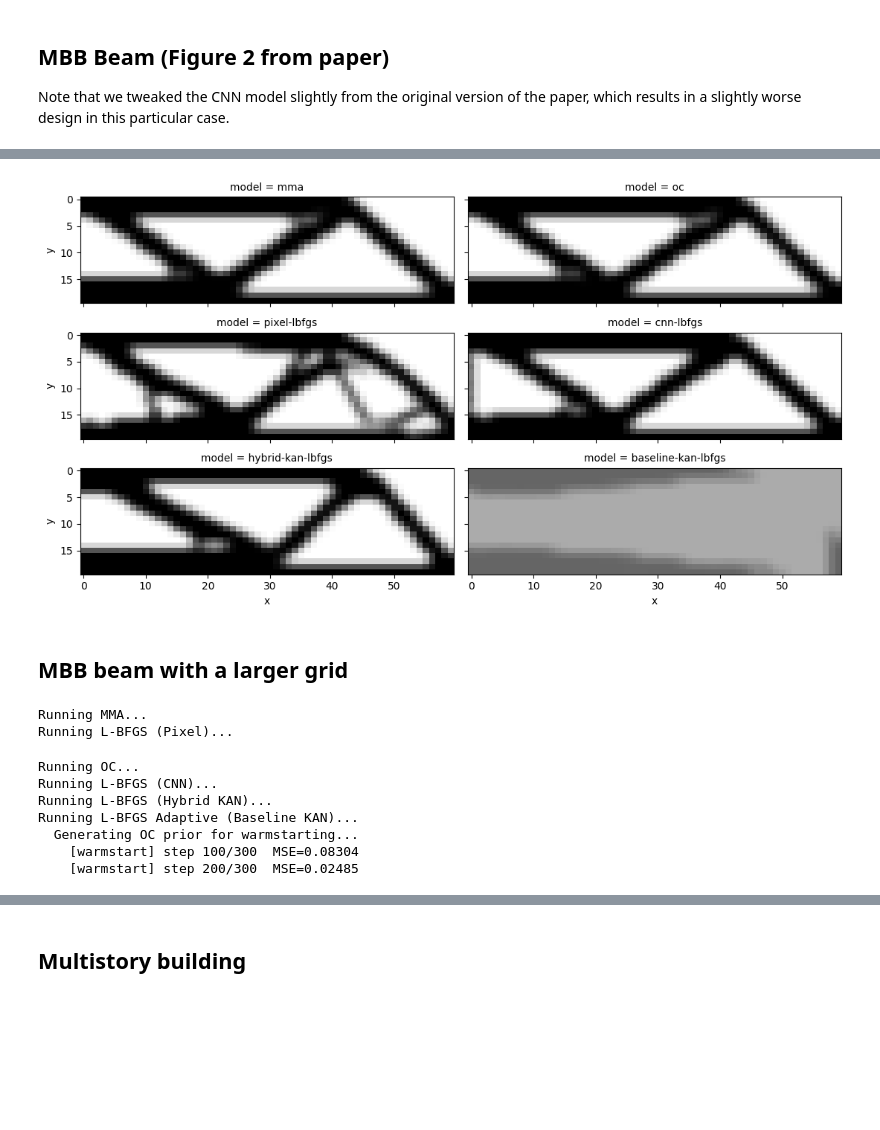
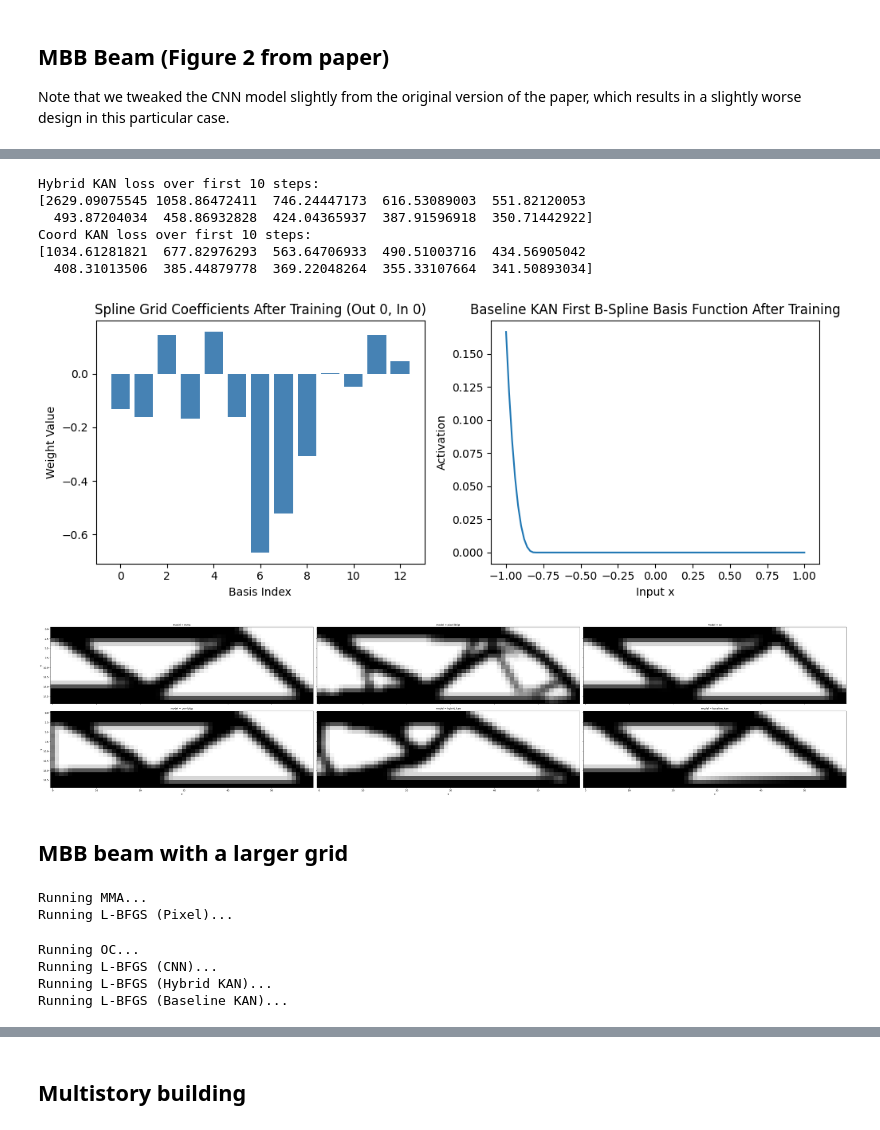
Before and after one commit to hyuzukirmizi/kan-cnn-topology-optimization, a Jupyter notebook: optimization-examples.ipynb, the cells around one changed output, grey strips where cells are left out. Cells and saved outputs as stored; diff of their text form; code cells hidden in the pictures; blank space fills up the shorter version.

Commit message:
Updated baseline kan

```diff
--- a/optimization-examples.ipynb
+++ b/optimization-examples.ipynb
@@ -164,7 +242,7 @@ problem = problems.mbb_beam(height=20, width=60)
 max_iterations = 200
 
 # can't upscale by exactly 8x for a 60x20 design region, so upscale by only 4x instead
-ds_mbb20 = train_all(problem, max_iterations, cnn_kwargs=dict(resizes=(1, 1, 2, 2, 1)))
+ds_mbb20, models_mbb20 = train_all(problem, max_iterations, cnn_kwargs=dict(resizes=(1, 1, 2, 2, 1)))
 # %% [output]
 Running MMA...
 Running L-BFGS (Pixel)...
@@ -211,16 +278,54 @@ plt.show()
+# %%
+print("Hybrid KAN loss over first 10 steps:")
+print(ds_mbb20.loss.sel(model="hybrid_kan").values[:10])
+print("Coord KAN loss over first 10 steps:")
+print(ds_mbb20.loss.sel(model="baseline_kan").values[:10])
+# %% [output]
+Hybrid KAN loss over first 10 steps:
+[2629.09075545 1058.86472411  746.24447173  616.53089003  551.82120053
+  493.87204034  458.86932828  424.04365937  387.91596918  350.71442922]
+Coord KAN loss over first 10 steps:
+[1034.61281821  677.82976293  563.64706933  490.51003716  434.56905042
+  408.31013506  385.44879778  369.22048264  355.33107664  341.50893034]
+# %%
+# Use the Baseline KAN trained in the previous test
+baseline_model_plot = models_mbb20['baseline_kan']
+kan_layer = baseline_model_plot.kan.layers[0]
+
+fig, axes = plt.subplots(1, 2, figsize=(10, 4))
+weights = kan_layer.spline_weight.detach().cpu().numpy()
+w_sample = weights[0, 0, :]
+axes[0].bar(range(len(w_sample)), w_sample, color='steelblue')
+axes[0].set_title("Spline Grid Coefficients After Training (Out 0, In 0)")
+axes[0].set_xlabel("Basis Index")
+axes[0].set_ylabel("Weight Value")
+
+x_range = torch.linspace(-1, 1, 100).unsqueeze(1)
+bases = kan_layer.b_splines(x_range)
+bases_np = bases.detach().cpu().numpy()
+
+# Plot only the first uncombined B-spline basis function
+axes[1].plot(x_range.numpy(), bases_np[:, 0, 0], label="Base 0")
+axes[1].set_title("Baseline KAN First B-Spline Basis Function After Training")
+axes[1].set_xlabel("Input x")
+axes[1].set_ylabel("Activation")
+fig.tight_layout()
+plt.show()
+# %% [output]
+[figure, added]
 # %%
-# Display designs
-ds_mbb20.design.sel(step=200).plot.imshow(
-    col='model', x='x', y='y', size=2, aspect=2.5, col_wrap=2,
+ds_mbb20.design.ffill('step').sel(step=max_iterations).plot.imshow(
+    col='model', x='x', y='y', size=2, aspect=problem.width/problem.height, col_wrap=3,
     yincrease=False, add_colorbar=False, cmap='Greys')
+plt.suptitle(problem.name, y=1.02)
 plt.show()
 # %% [output]
-[figure, old version]
+[figure, new version]
 # %% [markdown]
 ## MBB beam with a larger grid
 # %%
 problem = problems.PROBLEMS_BY_NAME['mbb_beam_192x64_0.4']
-max_iterations = 100
+max_iterations = 200
 ds_mbb192 = train_all(problem, max_iterations, cnn_kwargs=dict(resizes=(1, 2, 2, 2, 1)),baseline_kan_kwargs=dict(grid=100))
 # %% [output]
 Running MMA...
@@ -228,10 +333,7 @@ Running L-BFGS (Pixel)...
 Running OC...
 Running L-BFGS (CNN)...
 Running L-BFGS (Hybrid KAN)...
-Running L-BFGS Adaptive (Baseline KAN)...
-  Generating OC prior for warmstarting...
-    [warmstart] step 100/300  MSE=0.08304
-    [warmstart] step 200/300  MSE=0.02485
+Running L-BFGS (Baseline KAN)...
 # %%
 summarize_case(ds_mbb192, "MBB Beam (192x64)")
 # %% [output]
```
Also changed, not shown: parts of 20 cells of this notebook, 7 other files.
